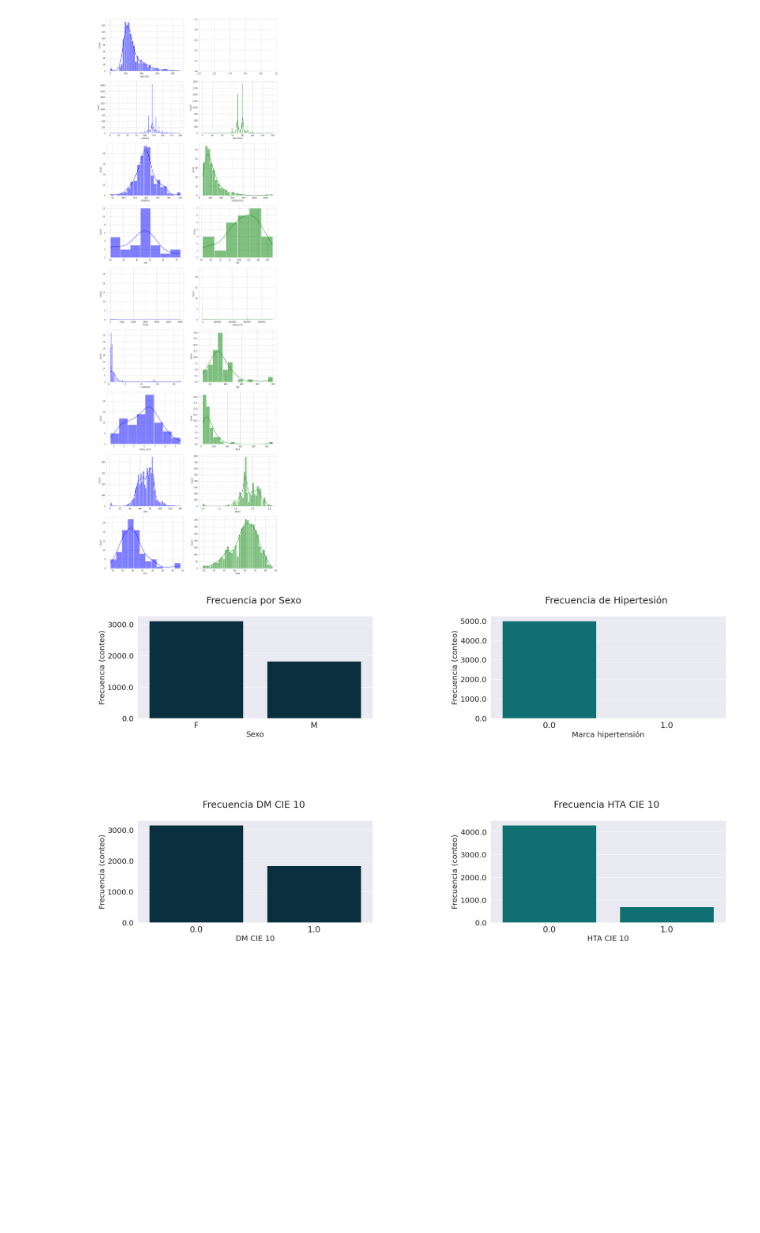
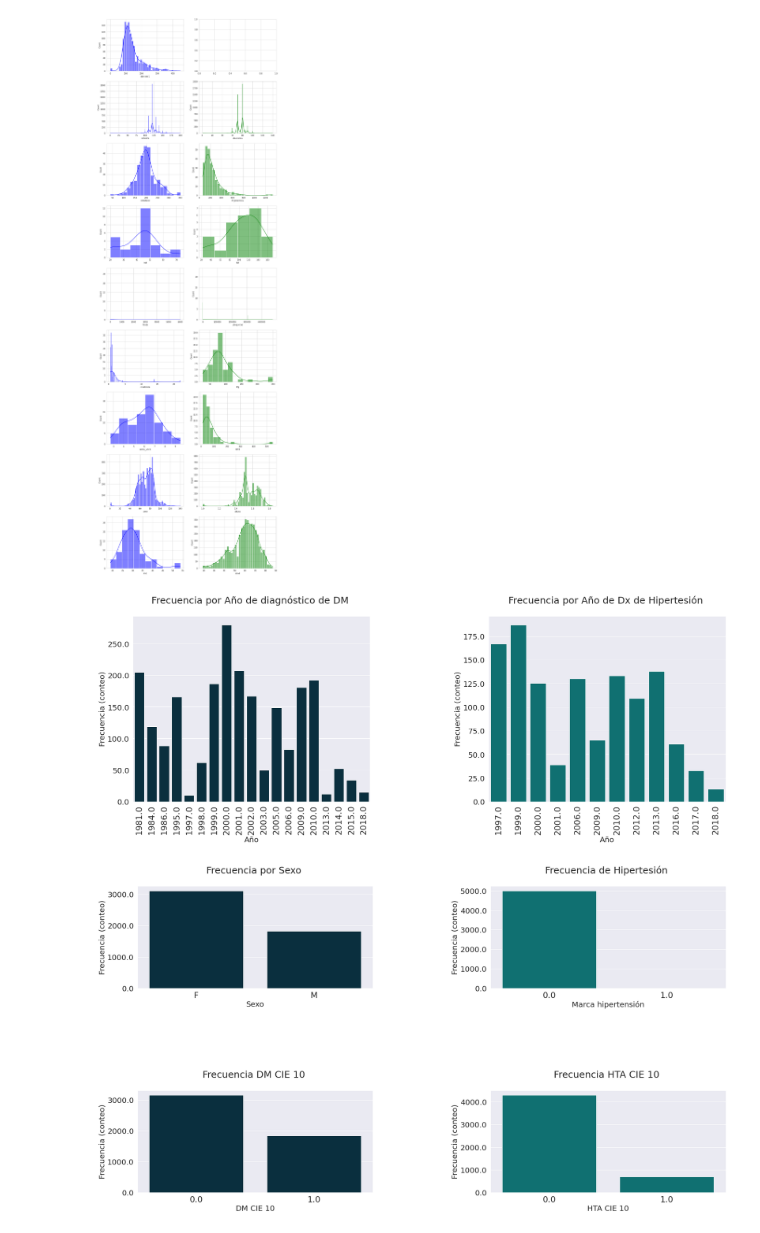
Before and after one commit to AideJGC/ProyectoDIABETIA_Estancia, a Jupyter notebook: notebooks/EDA_GEDA.ipynb, the cells around one changed output. Saved outputs shown, nothing was run; the diff lists cells and outputs as text; code cells hidden in the pictures; blank space fills up the shorter version.

```diff
--- a/notebooks/EDA_GEDA.ipynb
+++ b/notebooks/EDA_GEDA.ipynb
@@ -550,28 +580,30 @@ plt.show()
 # %% [output]
 [figure]
 # %%
-order = df['año_de_diagnostico_diabetes'].sort_values().unique()
+order = df['año_dx_dm'].sort_values().unique()
 order = order[~pd.isnull(order)]
 
 sns.set(font_scale = 2)
 f, axes = plt.subplots(1, 2, figsize=(28, 9), gridspec_kw={'hspace': 1, 'wspace': 0.5})
-g1 = sns.countplot(df["año_de_diagnostico_diabetes"], order= order, ax=axes[0], color="#023246")
+g1 = sns.countplot(df["año_dx_dm"], order= order, ax=axes[0], color="#023246")
 g1.axes.set_title("Frecuencia por Año de diagnóstico de DM \n",fontsize=25)
 g1.set_xlabel("Año",fontsize=20)
 g1.set_ylabel("Frecuencia (conteo)",fontsize=20)
 g1.set_yticklabels(g1.get_yticks(), size = 20)
 g1.set_xticklabels(g1.get_xticklabels(),rotation = 90)
 
-order = df['año_de_diagnostico_hipertension'].sort_values().unique()
+order = df['año_dx_hta'].sort_values().unique()
 order = order[~pd.isnull(order)]
 
-g2 = sns.countplot(df["año_de_diagnostico_hipertension"], order= order, ax=axes[1], color="#008081")
+g2 = sns.countplot(df["año_dx_hta"], order= order, ax=axes[1], color="#008081")
 g2.axes.set_title("Frecuencia por Año de Dx de Hipertesión \n",fontsize=25)
 g2.set_xlabel("Año",fontsize=20)
 aux = g2.set_ylabel("Frecuencia (conteo)",fontsize=20)
 g2.set_yticklabels(g2.get_yticks(), size = 20)
 g2.set_xticklabels(g2.get_xticklabels(),rotation = 90)
 print("")
+# %% [output]
+[figure, added]
 # %%
 sns.set(font_scale = 2)
 f, axes = plt.subplots(2, 2, figsize=(28, 15), gridspec_kw={'hspace': 1, 'wspace': 0.5})
```
Also changed, not shown: parts of 11 cells of this notebook.
